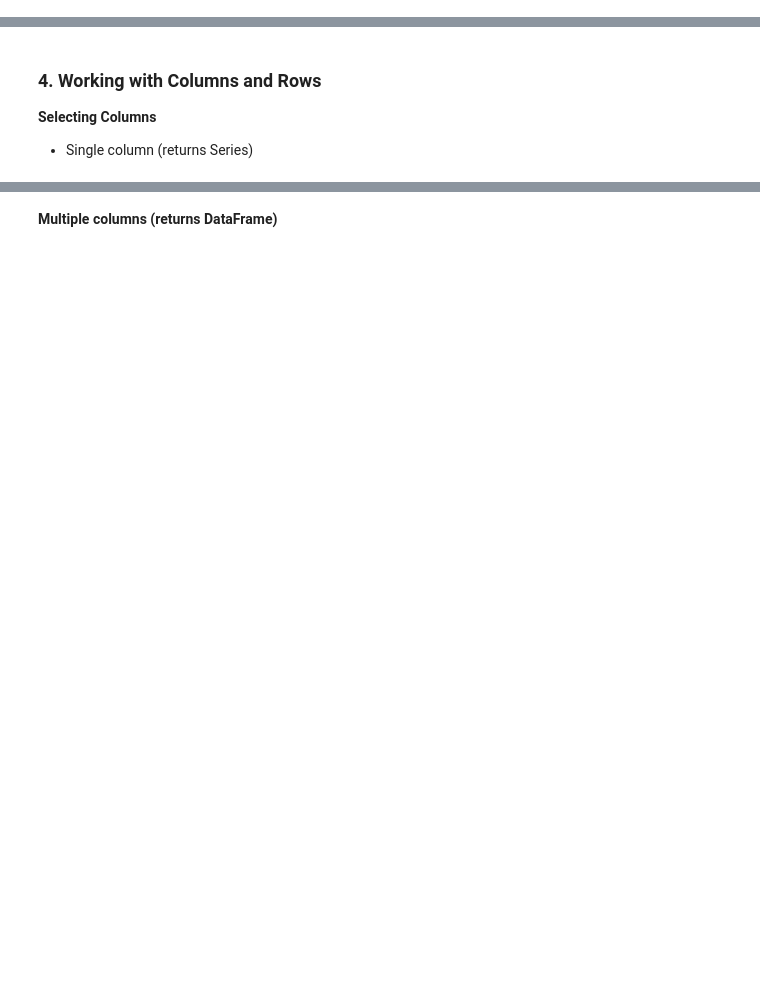
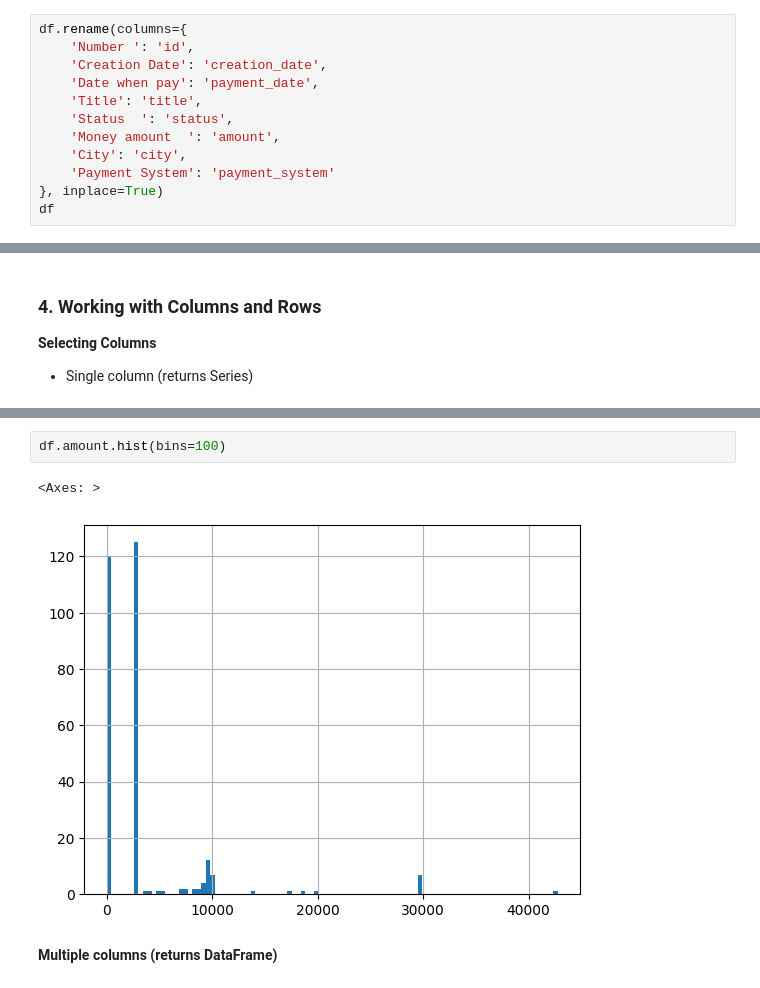
Before and after one commit to cpython-projects/E1402, a Jupyter notebook: session_02_part_2.ipynb, the cells around one changed output, grey strips where cells are left out. Drawn from its saved outputs; the diff is of its cells as text; blank space fills up the shorter version.

```diff
--- a/session_02_part_2.ipynb
+++ b/session_02_part_2.ipynb
@@ -49,3 +157,15 @@ Understanding your data is the first critical step in any analysis
 - Consistency (standard naming conventions)
 - Readability (clear, descriptive names)
 - Ease of use (avoid spaces/special characters in names)
+# %%
+df.rename(columns={
+    'Number ': 'id',
+    'Creation Date': 'creation_date',
+    'Date when pay': 'payment_date',
+    'Title': 'title',
+    'Status  ': 'status',
+    'Money amount  ': 'amount',
+    'City': 'city',
+    'Payment System': 'payment_system'
+}, inplace=True)
+df
@@ -59,2 +238,7 @@ Understanding your data is the first critical step in any analysis
+# %%
+df.amount.hist(bins=100)
+# %% [output]
+<Axes: >
+[figure, added]
 # %% [markdown]
 **Multiple columns (returns DataFrame)**
```
Also changed, not shown: parts of 26 cells of this notebook.
